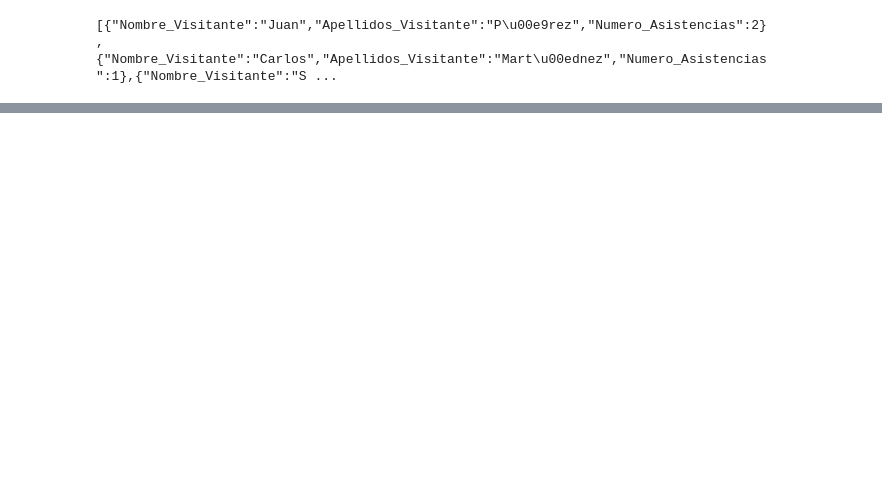
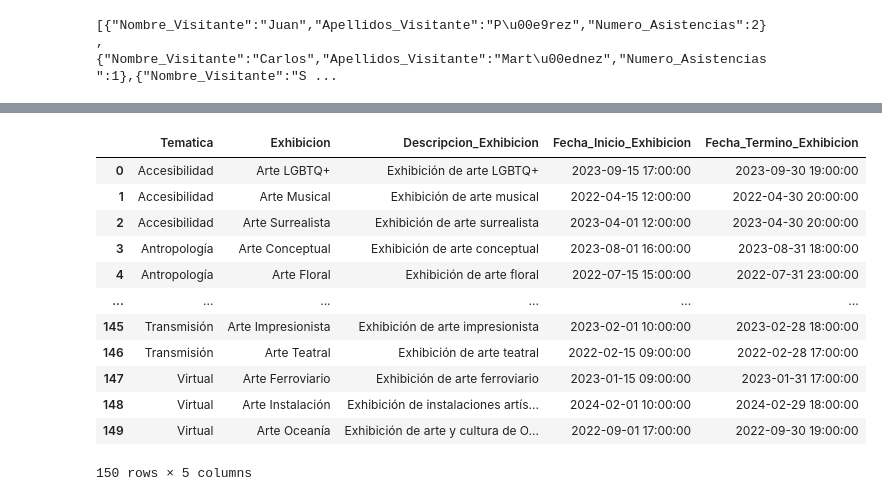
Before and after one commit to Felipe-Valdes/ICC368, a Jupyter notebook: MuseoApp/Museo_Data.ipynb, the cells around one changed output, grey strips where cells are left out. Cells and saved outputs as stored; diff of their text form; code cells hidden in the pictures; blank space fills up the shorter version.

```diff
--- a/MuseoApp/Museo_Data.ipynb
+++ b/MuseoApp/Museo_Data.ipynb
@@ -256,0 +211,20 @@ print(df10)
+# %%
+import src.persistence.ThemeRepository as ThemeRepository
+
+theme_repository = ThemeRepository.ThemeRepository()
+
+display(theme_repository.get_themes_and_expositions())
+# %% [output]
+|  | Tematica | Exhibicion | Descripcion_Exhibicion | Fecha_Inicio_Exhibicion | Fecha_Termino_Exhibicion |
+| 0 | Accesibilidad | Arte LGBTQ+ | Exhibición de arte LGBTQ+ | 2023-09-15 17:00:00 | 2023-09-30 19:00:00 |
+| 1 | Accesibilidad | Arte Musical | Exhibición de arte musical | 2022-04-15 12:00:00 | 2022-04-30 20:00:00 |
+| 2 | Accesibilidad | Arte Surrealista | Exhibición de arte surrealista | 2023-04-01 12:00:00 | 2023-04-30 20:00:00 |
+| 3 | Antropología | Arte Conceptual | Exhibición de arte conceptual | 2023-08-01 16:00:00 | 2023-08-31 18:00:00 |
+| 4 | Antropología | Arte Floral | Exhibición de arte floral | 2022-07-15 15:00:00 | 2022-07-31 23:00:00 |
+| ... | ... | ... | ... | ... | ... |
+| 145 | Transmisión | Arte Impresionista | Exhibición de arte impresionista | 2023-02-01 10:00:00 | 2023-02-28 18:00:00 |
+| 146 | Transmisión | Arte Teatral | Exhibición de arte teatral | 2022-02-15 09:00:00 | 2022-02-28 17:00:00 |
+| 147 | Virtual | Arte Ferroviario | Exhibición de arte ferroviario | 2023-01-15 09:00:00 | 2023-01-31 17:00:00 |
+| 148 | Virtual | Arte Instalación | Exhibición de instalaciones artís... | 2024-02-01 10:00:00 | 2024-02-29 18:00:00 |
+| 149 | Virtual | Arte Oceanía | Exhibición de arte y cultura de O... | 2022-09-01 17:00:00 | 2022-09-30 19:00:00 |
+150 rows × 5 columns
```
Also changed, not shown: parts of 15 cells of this notebook, 5 other files.
